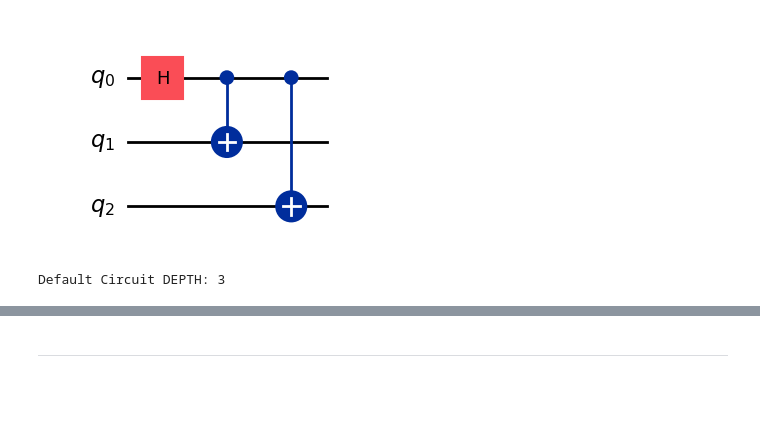
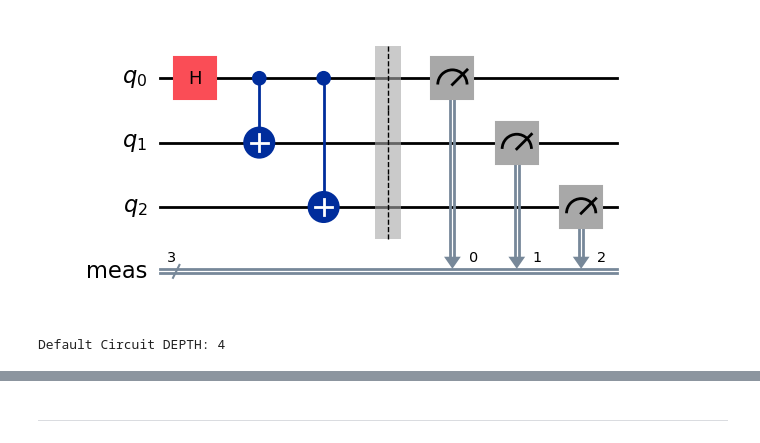
Before and after one commit to Dpbm/scientific-research-2-qec-and-qem, a Jupyter notebook: src/dynamic-circuits.ipynb, the cells around one changed output, grey strips where cells are left out. Cells and saved outputs as stored; diff of their text form; code cells hidden in the pictures; blank space fills up the shorter version.

Commit message:
fix: updating dynamic circuits

```diff
--- a/src/dynamic-circuits.ipynb
+++ b/src/dynamic-circuits.ipynb
@@ -35,12 +33,13 @@ N_QUBITS = 3
 # %%
-qc = QuantumCircuit(N_QUBITS)
+qc = QuantumCircuit(3)
 qc.h(0)
 qc.cx(0,1)
 qc.cx(0,2)
+qc.measure_all()
 display(qc.draw('mpl', filename=generate_full_file_path(OUTPUT_PATH, "GHZ-circuit.png")))
 print(f"Default Circuit DEPTH: {qc.depth()}")
 # %% [output]
-[figure, old version]
+[figure, new version]
-Default Circuit DEPTH: 3
+Default Circuit DEPTH: 4
 # %%
 isa_circuit = pm.run(qc)
```
Also changed, not shown: parts of 21 cells of this notebook, 7 other files.
